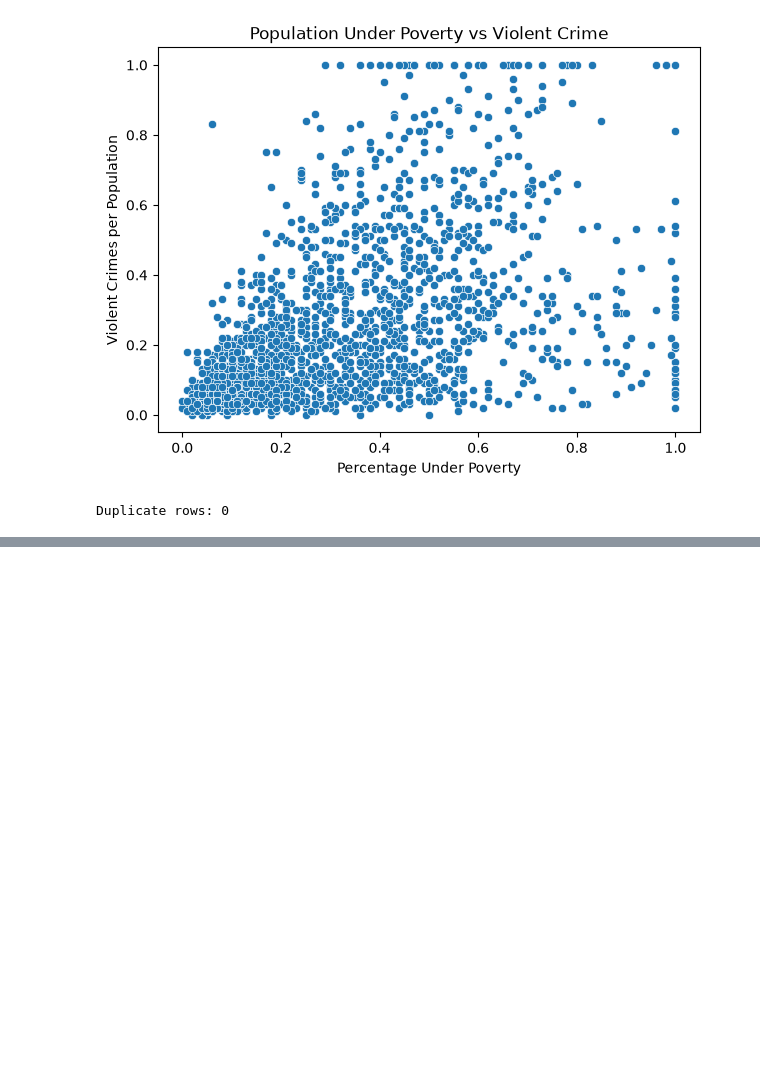
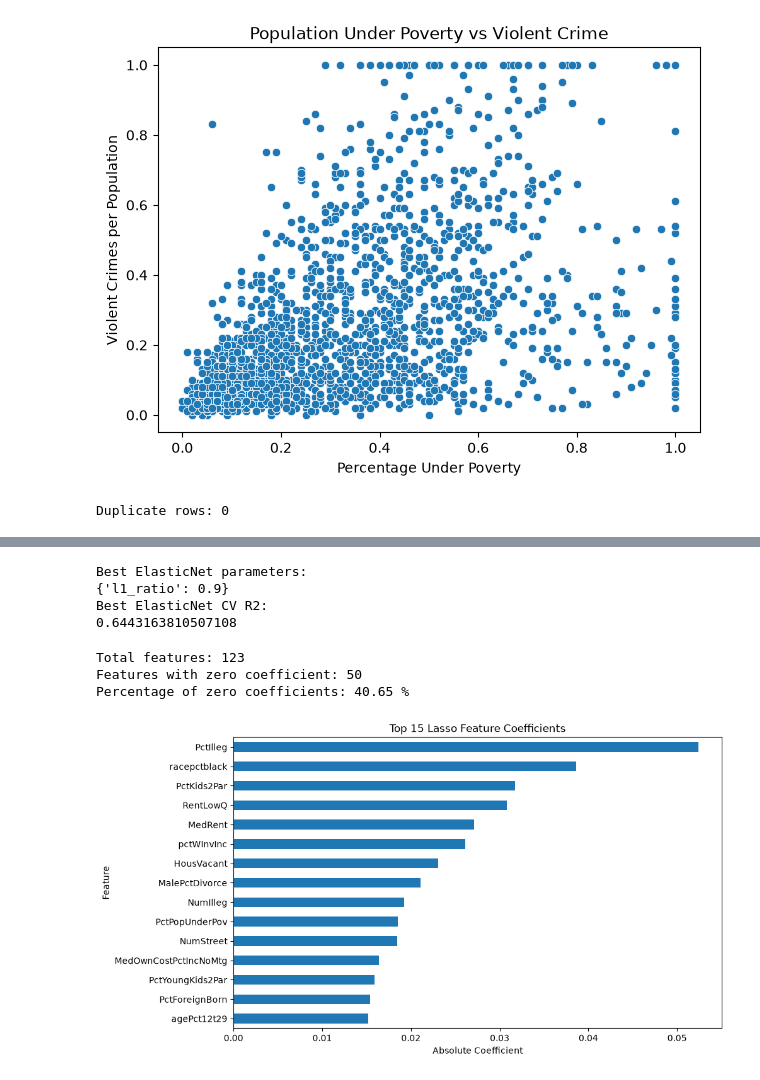
Before and after one commit to swethambariv7/UCI_HeartDisease_and_CommunitiesAndCrime, a Jupyter notebook: regression.ipynb, the cells around one changed output, grey strips where cells are left out. Drawn from its saved outputs; the diff is of its cells as text; code cells hidden in the pictures; blank space fills up the shorter version.

Commit message:
Update regression models

```diff
--- a/regression.ipynb
+++ b/regression.ipynb
@@ -483,0 +332,63 @@ tuned_results_df
+# %%
+elastic = ElasticNet(
+    alpha=0.001,
+    max_iter=10000
+)
+
+elastic_params = {
+    "l1_ratio": [0.1, 0.3, 0.5, 0.7, 0.9]
+}
+
+elastic_grid = GridSearchCV(
+    elastic,
+    elastic_params,
+    cv=3,
+    scoring="r2"
+)
+
+elastic_grid.fit(X_train_scaled, y_train)
+
+print("Best ElasticNet parameters:")
+print(elastic_grid.best_params_)
+
+print("Best ElasticNet CV R2:")
+print(elastic_grid.best_score_)
+# %% [output]
+Best ElasticNet parameters:
+{'l1_ratio': 0.9}
+Best ElasticNet CV R2:
+0.6443163810507108
+# %%
+lasso_coefficients = pd.Series(
+    lasso_model.coef_,
+    index=X_train.columns
+)
+
+zero_coefficients = (lasso_coefficients == 0).sum()
+total_coefficients = len(lasso_coefficients)
+
+print("Total features:", total_coefficients)
+print("Features with zero coefficient:", zero_coefficients)
+print(
+    "Percentage of zero coefficients:",
+    round(zero_coefficients / total_coefficients * 100, 2),
+    "%"
+)
+# %% [output]
+Total features: 123
+Features with zero coefficient: 50
+Percentage of zero coefficients: 40.65 %
+# %%
+top_lasso = lasso_coefficients.abs().sort_values(
+    ascending=False
+).head(15)
+
+plt.figure(figsize=(10, 6))
+top_lasso.sort_values().plot(kind="barh")
+
+plt.title("Top 15 Lasso Feature Coefficients")
+plt.xlabel("Absolute Coefficient")
+plt.ylabel("Feature")
+plt.show()
+# %% [output]
+[figure, added]
```
Also changed, not shown: parts of 23 cells of this notebook.
